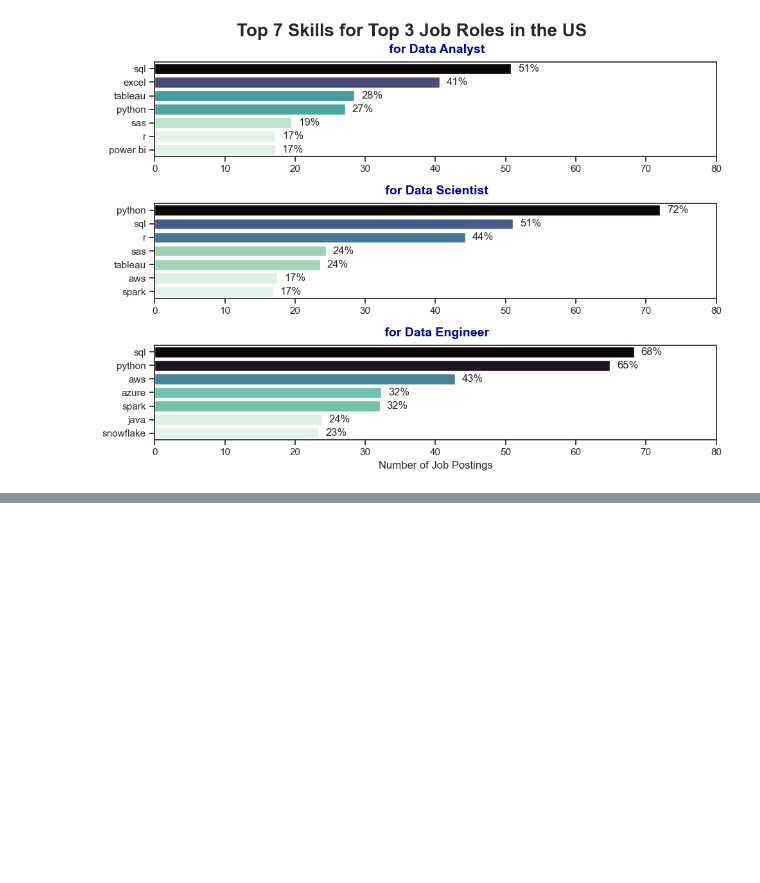
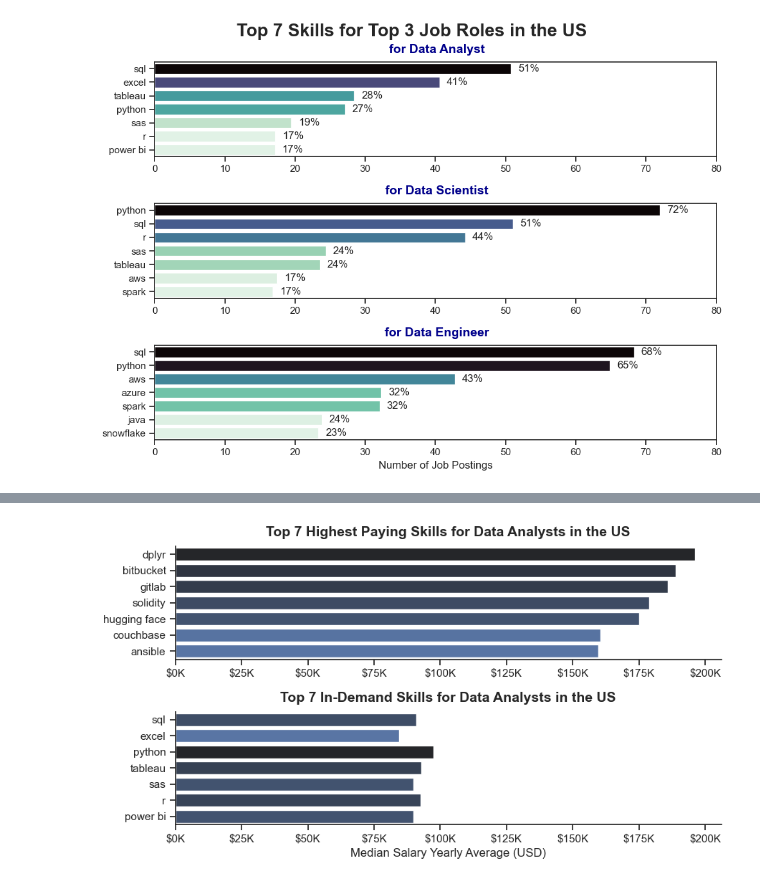
Before and after one commit to Regragui-Mohammed/Data-Analytics-Job-Market-Analysis-2023, a Jupyter notebook: Part/All.ipynb, the cells around one changed output, grey strips where cells are left out. Saved outputs shown, nothing was run; the diff lists cells and outputs as text; code cells hidden in the pictures; blank space fills up the shorter version.

```diff
--- a/Part/All.ipynb
+++ b/Part/All.ipynb
@@ -568,0 +963,8 @@ plt.show()
+# %%
+df_DA_US = df[(df['job_title_short'] == 'Data Analyst') & (df['job_country'] == 'United States')].copy()
+
+# Drop NaN values from the 'salary_year_avg' column for accurate visualization
+df_DA_US = df_DA_US.dropna(subset=['salary_year_avg'])
+
+
+df_DA_US = df_DA_US.explode('job_skills') #exploding job_skills column
@@ -568,0 +993,4 @@ plt.show()
+# %%
+df_top_skills_demand = df_DA_US.groupby('job_skills')['salary_year_avg'].agg(['count', 'median']).sort_values(by = 'count', ascending=False).head(7)
+# Display the top skills demand and median salary
+df_top_skills_demand
@@ -568,0 +1009,5 @@ plt.show()
+# %%
+df_top_skills_paid = df_DA_US.groupby('job_skills')['salary_year_avg'].agg(['count', 'median']).sort_values(by = 'median', ascending=False).head(7)
+
+# Display the top skills by median salary
+df_top_skills_paid
@@ -568,0 +1043,46 @@ plt.show()
+# %%
+fig , ax = plt.subplots(2, 1)
+
+fig.set_size_inches(9, 5)                 #setting figure size
+sns.set_theme(style='ticks')
+sns.barplot(data = df_top_skills_paid,
+            x = 'median',
+            y = 'job_skills',
+            ax = ax[0],
+            hue='median',
+            palette='dark:b_r',
+            legend=False
+            )
+
+ax[0].set_title('Top 7 Highest Paying Skills for Data Analysts in the US',
+                fontsize=14,
+                pad = 10,
+                fontweight="bold",)
+ax[0].set_xlabel('')
+ax[0].set_ylabel('')
+ax[0].xaxis.set_major_formatter(plt.FuncFormatter(lambda x, loc: f"${int(x/1000)}K"))
+
+sns.barplot(data = df_top_skills_demand,
+            x = 'median',
+            y = 'job_skills',
+            ax = ax[1],
+            hue='median',
+            palette='dark:b_r',
+            legend=False
+            )
+ax[1].set_title('Top 7 In-Demand Skills for Data Analysts in the US',
+                fontsize=14,
+                pad = 10,
+                fontweight="bold",)
+ax[1].set_xlabel('Median Salary Yearly Average (USD)')
+ax[1].set_ylabel('')
+ax[1].xaxis.set_major_formatter(plt.FuncFormatter(lambda x, loc: f"${int(x/1000)}K"))
+ax[1].set_xlim(ax[0].get_xlim())
+
+sns.despine()            #removing top and right spines
+
+plt.tight_layout()        #adjusting subplots to fit in figure area.
+
+plt.show()
+# %% [output]
+[figure, added]
```
Also changed, not shown: parts of 44 cells of this notebook, 8 other files.
